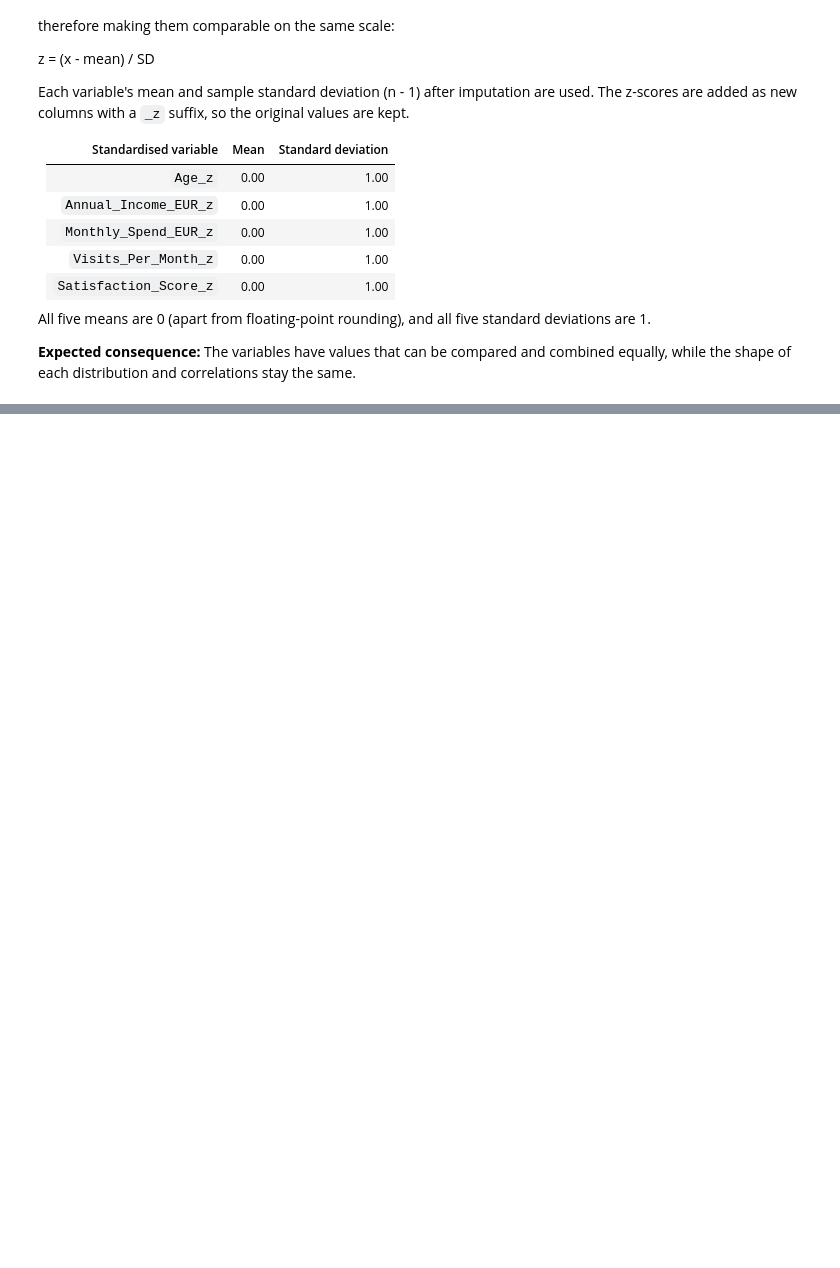
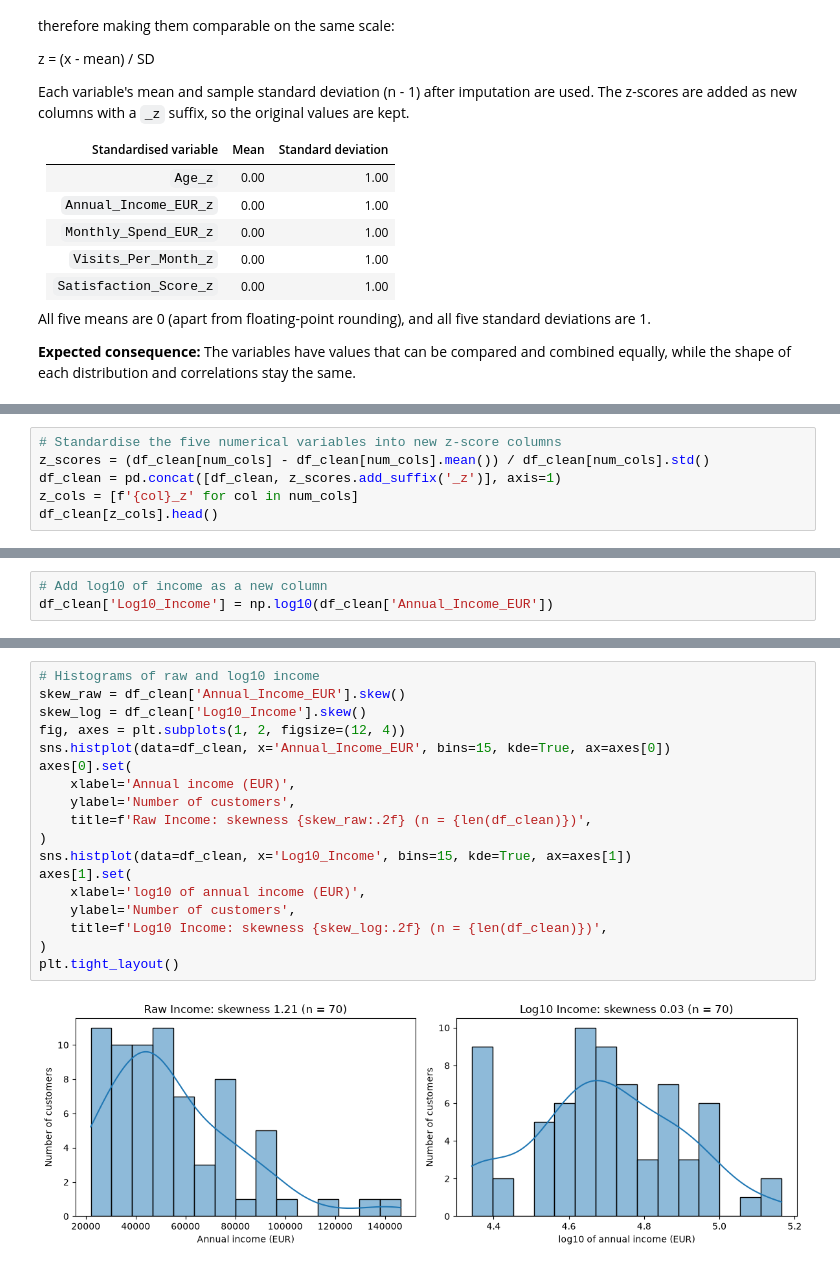
Before and after one commit to Ri-Dearg/da-labs, a Jupyter notebook: lab3_transform_regression.ipynb, the cells around one changed output, grey strips where cells are left out. Drawn from its saved outputs; the diff is of its cells as text; blank space fills up the shorter version.

```diff
--- a/lab3_transform_regression.ipynb
+++ b/lab3_transform_regression.ipynb
@@ -461,0 +438,6 @@ df_clean_encode[z_cols].agg(['mean', 'std']).T
+# %%
+# Standardise the five numerical variables into new z-score columns
+z_scores = (df_clean[num_cols] - df_clean[num_cols].mean()) / df_clean[num_cols].std()
+df_clean = pd.concat([df_clean, z_scores.add_suffix('_z')], axis=1)
+z_cols = [f'{col}_z' for col in num_cols]
+df_clean[z_cols].head()
@@ -461,0 +486,3 @@ df_clean_encode[z_cols].agg(['mean', 'std']).T
+# %%
+# Add log10 of income as a new column
+df_clean['Log10_Income'] = np.log10(df_clean['Annual_Income_EUR'])
@@ -461,0 +504,20 @@ df_clean_encode[z_cols].agg(['mean', 'std']).T
+# %%
+# Histograms of raw and log10 income
+skew_raw = df_clean['Annual_Income_EUR'].skew()
+skew_log = df_clean['Log10_Income'].skew()
+fig, axes = plt.subplots(1, 2, figsize=(12, 4))
+sns.histplot(data=df_clean, x='Annual_Income_EUR', bins=15, kde=True, ax=axes[0])
+axes[0].set(
+    xlabel='Annual income (EUR)',
+    ylabel='Number of customers',
+    title=f'Raw Income: skewness {skew_raw:.2f} (n = {len(df_clean)})',
+)
+sns.histplot(data=df_clean, x='Log10_Income', bins=15, kde=True, ax=axes[1])
+axes[1].set(
+    xlabel='log10 of annual income (EUR)',
+    ylabel='Number of customers',
+    title=f'Log10 Income: skewness {skew_log:.2f} (n = {len(df_clean)})',
+)
+plt.tight_layout()
+# %% [output]
+[figure, added]
```
Also changed, not shown: parts of 10 cells of this notebook.
